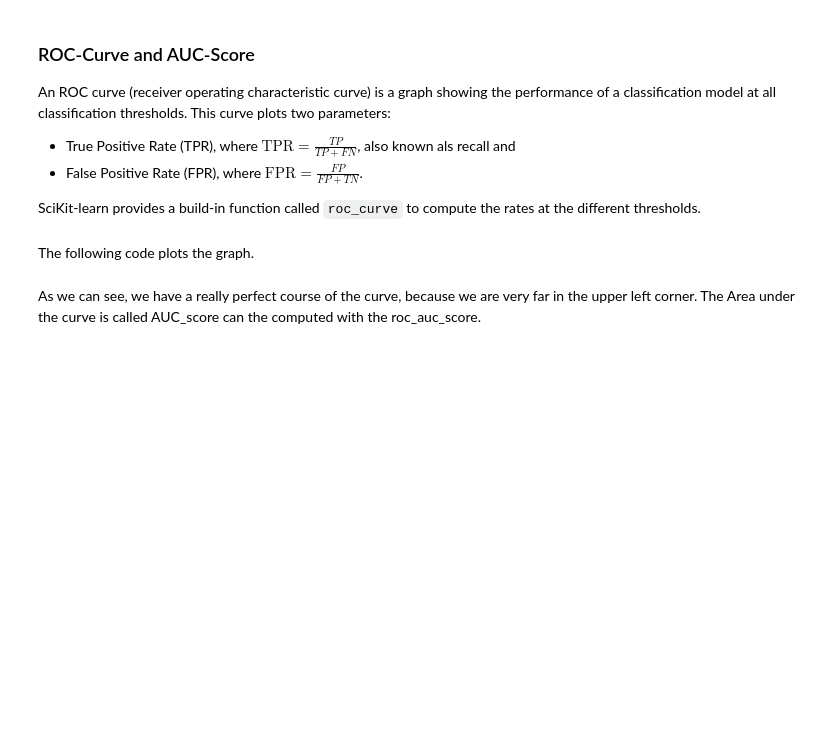
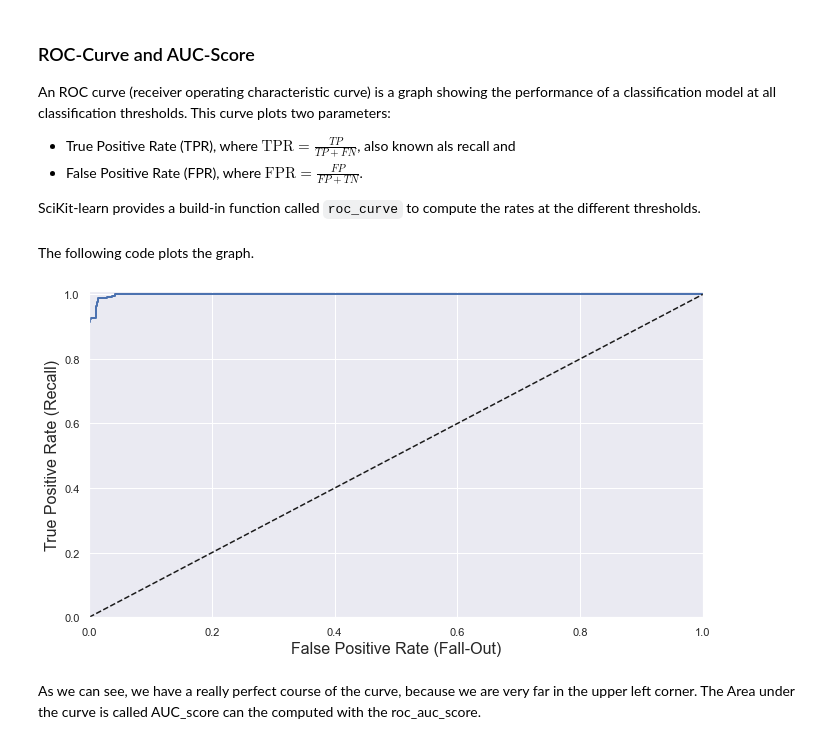
Before and after one commit to alpargur/machine-learning-101, a Jupyter notebook: dev/03-Classification/03-Classification.ipynb, the cells around one changed output. Cells and saved outputs as stored; diff of their text form; code cells hidden in the pictures; blank space fills up the shorter version.

```diff
--- a/dev/03-Classification/03-Classification.ipynb
+++ b/dev/03-Classification/03-Classification.ipynb
@@ -217,16 +279,17 @@ The following code plots the graph.
 # %%
 def plot_roc_curve(fpr, tpr, label=None):
     plt.plot(fpr, tpr, linewidth=2, label=label)
     plt.plot([0, 1], [0, 1], 'k--') # dashed diagonal
     plt.axis([0, 1, 0, 1.01])
     plt.xlabel('False Positive Rate (Fall-Out)', fontsize=16)
     plt.ylabel('True Positive Rate (Recall)', fontsize=16)
     plt.grid(True)
 
-plt.figure(figsize=(8, 6))
 plot_roc_curve(fpr, tpr)
 
 plt.show()
+# %% [output]
+[figure, added]
 # %% [markdown]
 As we can see, we have a really perfect course of the curve, because we are very far in the upper left corner. The Area under the curve is called AUC_score can the computed with the roc_auc_score.
 # %%
```
Also changed, not shown: parts of 35 cells of this notebook, 6 other files.
